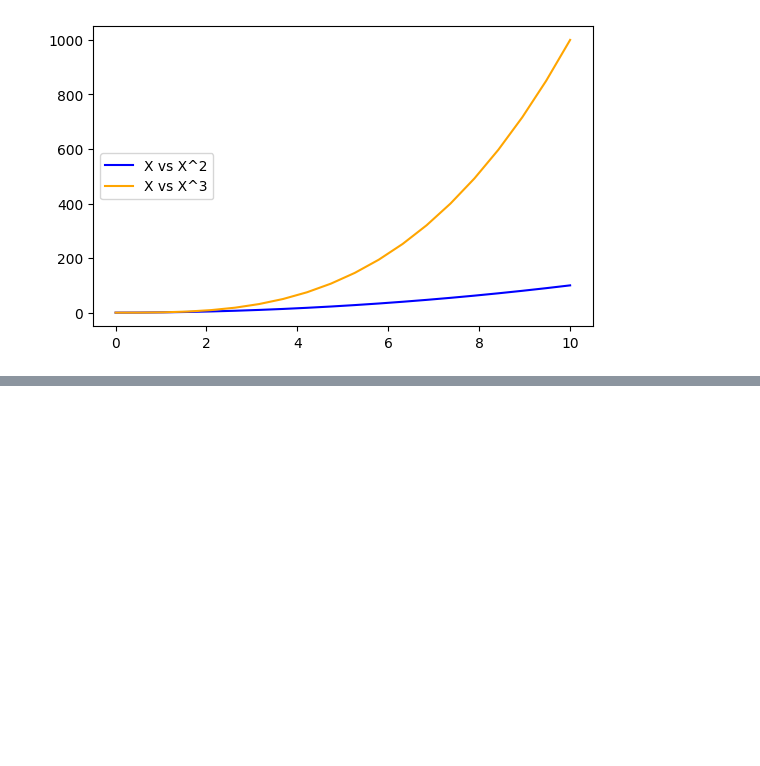
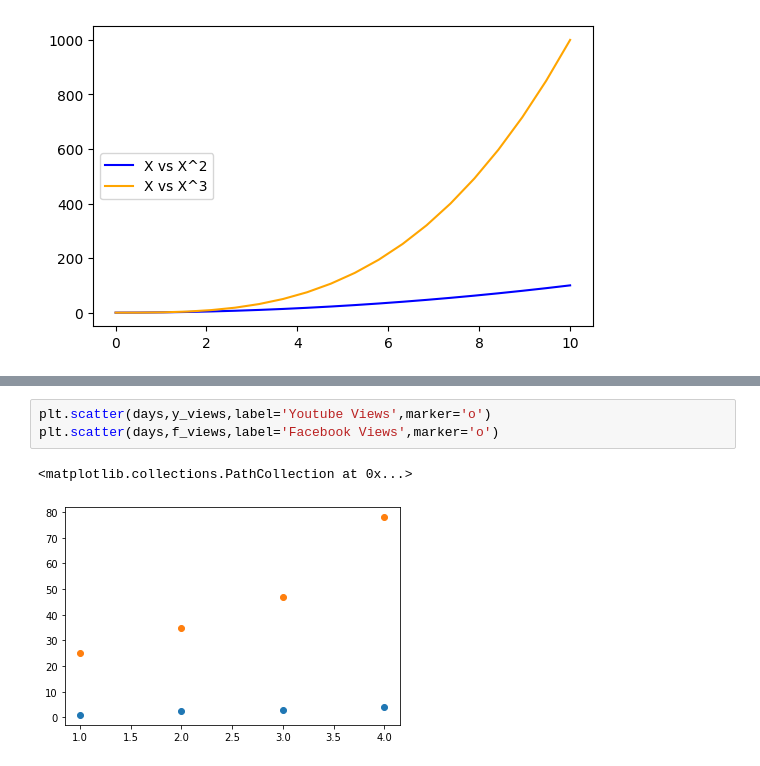
Before and after one commit to anirudh1604/ML_Pratice, a Jupyter notebook: Anirudh_Pratice/MatplotLib_Practice.ipynb, the cells around one changed output, grey strips where cells are left out. Drawn from its saved outputs; the diff is of its cells as text; blank space fills up the shorter version.

```diff
--- a/Anirudh_Pratice/MatplotLib_Practice.ipynb
+++ b/Anirudh_Pratice/MatplotLib_Practice.ipynb
@@ -336,0 +350,6 @@ axes.legend(loc=6) # Best is 0
+# %%
+plt.scatter(days,y_views,label='Youtube Views',marker='o')
+plt.scatter(days,f_views,label='Facebook Views',marker='o')
+# %% [output]
+<matplotlib.collections.PathCollection at 0x...>
+[figure, added]
```
Also changed, not shown: parts of 18 cells of this notebook.
